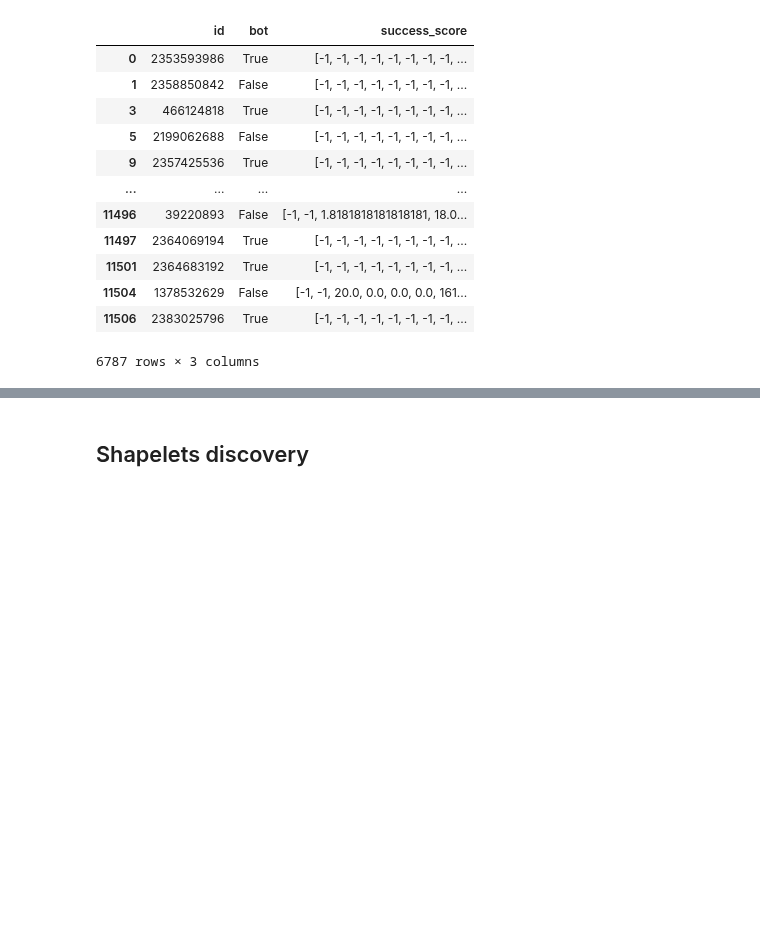
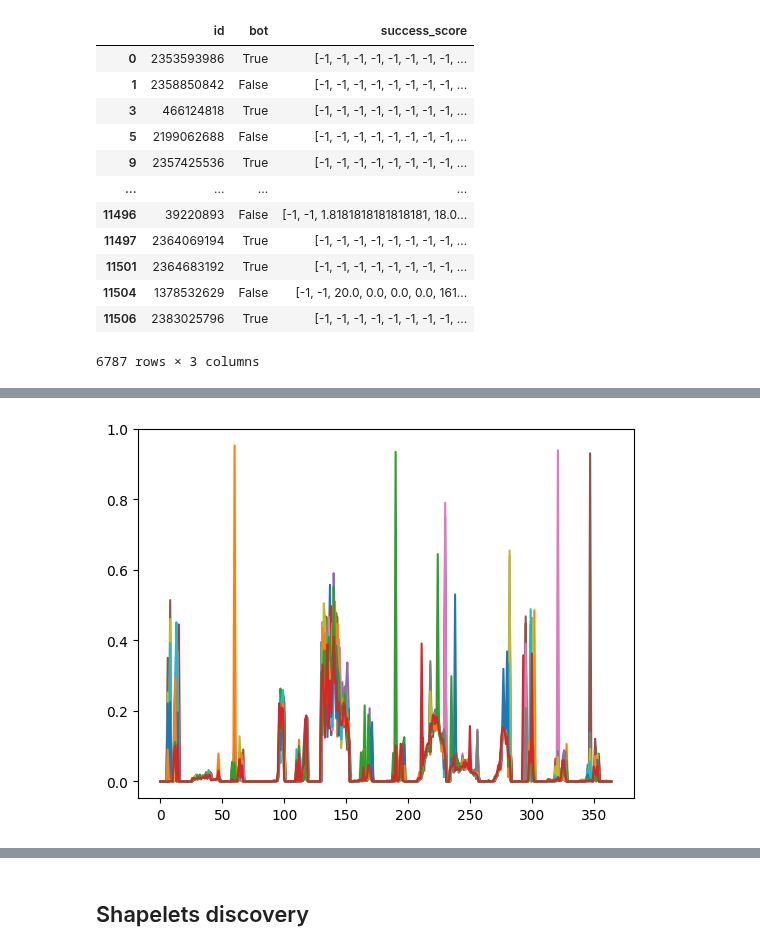
Before and after one commit to federicosilvestri/data-mining, a Jupyter notebook: 4.1_timeseries_analysis.ipynb, the cells around one changed output, grey strips where cells are left out. Saved outputs shown, nothing was run; the diff lists cells and outputs as text; code cells hidden in the pictures; blank space fills up the shorter version.

```diff
--- a/4.1_timeseries_analysis.ipynb
+++ b/4.1_timeseries_analysis.ipynb
@@ -193,0 +221,3 @@ users = dataset['users.pickle']
+# %%
+scaler = TimeSeriesScalerMinMax()
+X_scaled = scaler.fit_transform(X)
@@ -193,0 +242,11 @@ users = dataset['users.pickle']
+# %%
+params_kmeans_ts = [{'k': i, 'xvalue': i} for i in list(range(2, 31))]
+def create_kmeans_ts(param):
+    return TimeSeriesKMeans(n_clusters=param["k"], metric="euclidean", max_iter=100, n_init=10, n_jobs=-1)
+
+gridsearch_plot(create_kmeans_ts, params_kmeans_ts, X_scaled, ("K", "Euclidean"))
+# %%
+kmeans_ts = create_kmeans_ts({"k": 14})
+kmeans_ts.fit(X_scaled)
+
+lg.info(f'Euclidean: {kmeans_ts.inertia_}')
@@ -193,0 +257,8 @@ users = dataset['users.pickle']
+# %%
+cluster_centers = kmeans_ts.cluster_centers_
+
+plt.plot(cluster_centers.reshape(cluster_centers.shape[1], -1))
+
+plt.show()
+# %% [output]
+[figure, added]
```
Also changed, not shown: parts of 29 cells of this notebook, 1 other file.
